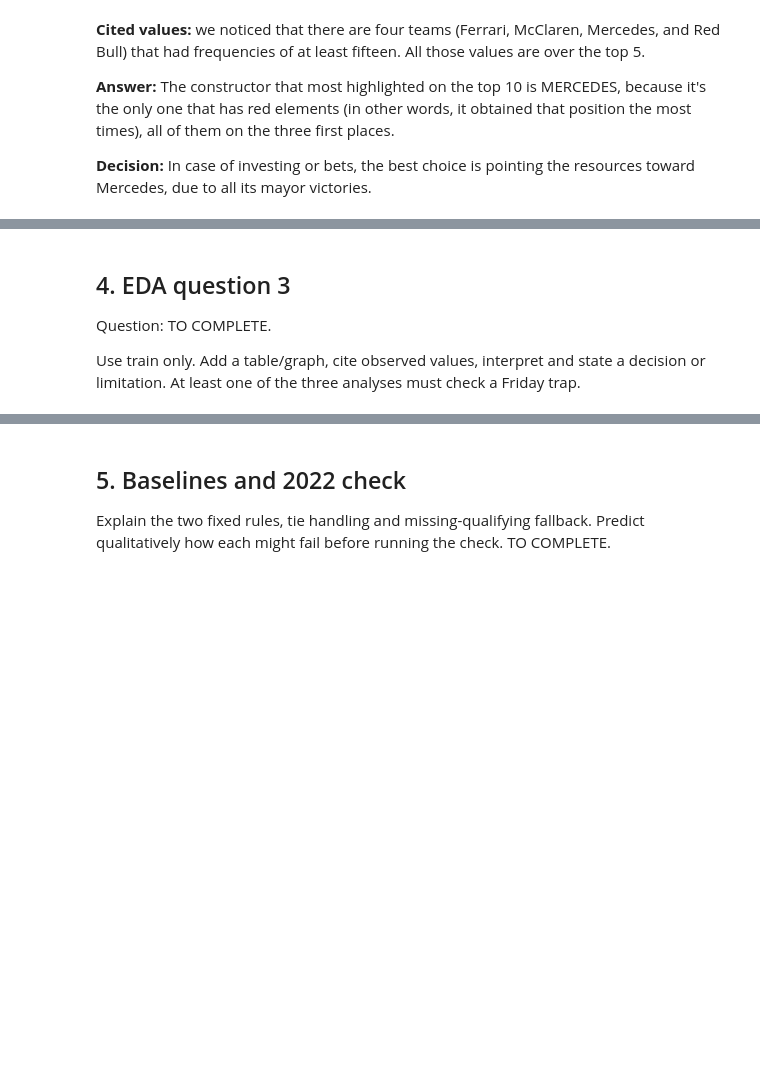
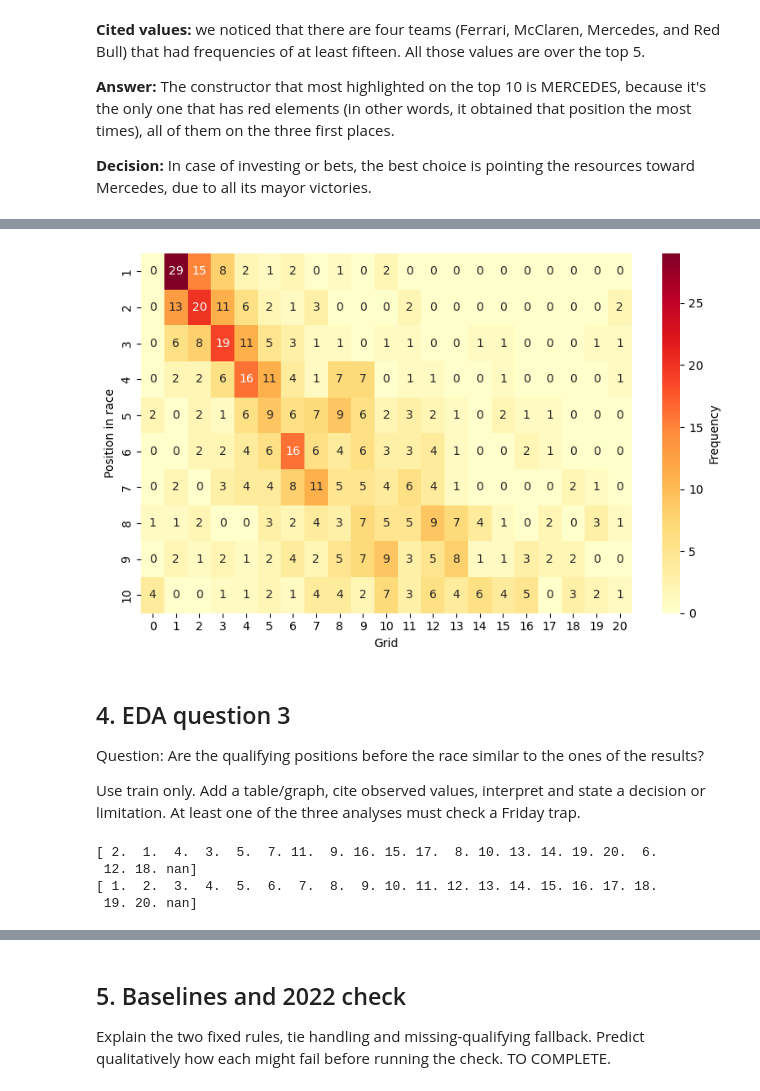
Before and after one commit to skypeceo/Lab_01_IA_Workshop, a Jupyter notebook: labs/lab_01/Lab01_EDA_Baselines_Student_v1.ipynb, the cells around one changed output, grey strips where cells are left out. Cells and saved outputs as stored; diff of their text form; code cells hidden in the pictures; blank space fills up the shorter version.

Commit message:
EDa Question 2 & 3 v1

```diff
--- a/labs/lab_01/Lab01_EDA_Baselines_Student_v1.ipynb
+++ b/labs/lab_01/Lab01_EDA_Baselines_Student_v1.ipynb
@@ -242,0 +251,5 @@ Use train only. Add a table/graph, cite observed values, interpret and state a d
+# %%
+# Step 2: matching the two variables
+trainGrid = pd.crosstab(train['grid'], train['position_text'])
+trainGrid1 = trainGrid[positionstxt10]
+display(trainGrid1)
@@ -243,7 +275,28 @@ Use train only. Add a table/graph, cite observed values, interpret and state a d
+# %%
+# Step 3: Visualizing the results
+plt.figure(figsize=(8, 5))
+sns.heatmap(trainGrid1.T, annot=True, fmt='d', cmap='YlOrRd', cbar_kws={'label': 'Frequency'})
+plt.xlabel('Grid')
+plt.ylabel('Position in race')
+plt.tight_layout()
+plt.show()
+# %% [output]
+[figure, added]
 # %% [markdown]
 ## 4. EDA question 3
-Question: TO COMPLETE.
+Question: Are the qualifying positions before the race similar to the ones of the results?
 
 Use train only. Add a table/graph, cite observed values, interpret and state a decision or limitation. At least one of the three analyses must check a Friday trap.
 # %%
 # Add your train-only analysis here.
+# # Add your train-only analysis here.
+# # Step 1: extracting relevant data to study
+qualifying = train['qualifying_position'].unique()
+print(qualifying)
+qualifying.sort()
+print(qualifying)
+# %% [output]
+[ 2.  1.  4.  3.  5.  7. 11.  9. 16. 15. 17.  8. 10. 13. 14. 19. 20.  6.
+ 12. 18. nan]
+[ 1.  2.  3.  4.  5.  6.  7.  8.  9. 10. 11. 12. 13. 14. 15. 16. 17. 18.
+ 19. 20. nan]
```
Also changed, not shown: parts of 5 cells of this notebook.
